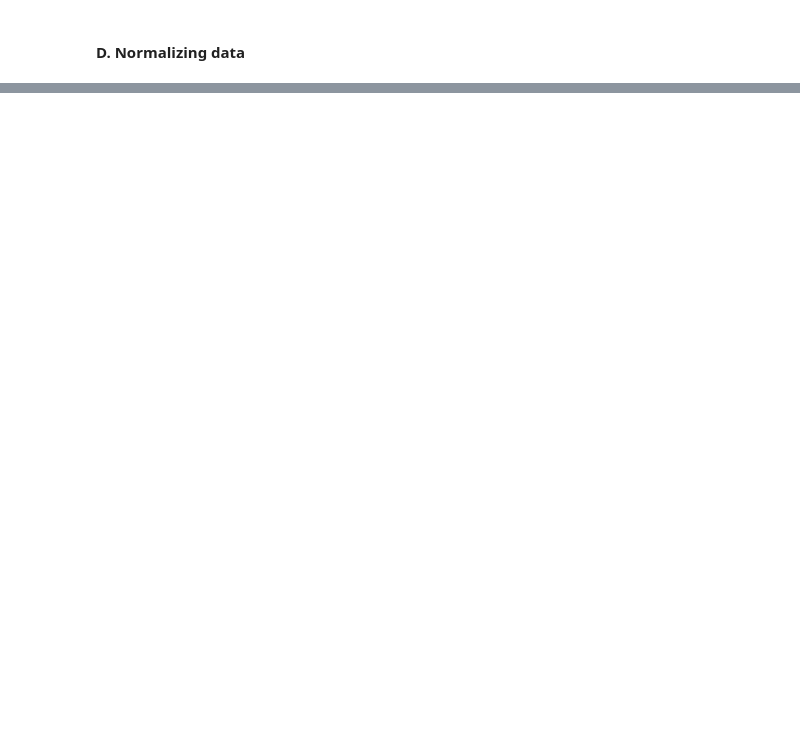
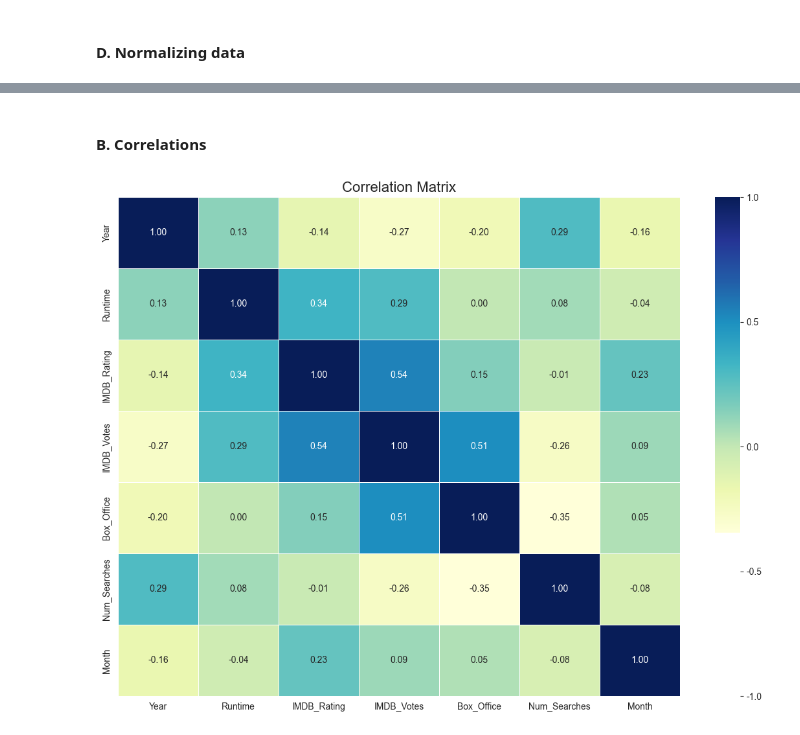
Before and after one commit to pegahbkz/neon-movies, a Jupyter notebook: audience-analysis.ipynb, the cells around one changed output, grey strips where cells are left out. Drawn from its saved outputs; the diff is of its cells as text; code cells hidden in the pictures; blank space fills up the shorter version.

```diff
--- a/audience-analysis.ipynb
+++ b/audience-analysis.ipynb
@@ -663,0 +773,24 @@ normalized_df.head()
+# %% [markdown]
+#### B. Correlations
+# %%
+plt.figure(figsize=(14, 10))
+
+heatmap = sns.heatmap(
+    normalized_df_filtered[numerical_columns].corr(),
+    annot=True,
+    cmap="YlGnBu",
+    fmt=".2f",
+    linewidths=0.5,
+    annot_kws={"size": 10}
+)
+
+plt.title("Correlation Matrix", fontsize=16)
+
+colorbar = heatmap.collections[0].colorbar
+colorbar.set_ticks([-1, -0.5, 0, 0.5, 1])
+colorbar.set_ticklabels(['-1.0', '-0.5', '0.0', '0.5', '1.0'])
+colorbar.ax.tick_params(labelsize=10)
+
+plt.show()
+# %% [output]
+[figure, added]
```
Also changed, not shown: parts of 32 cells of this notebook.
